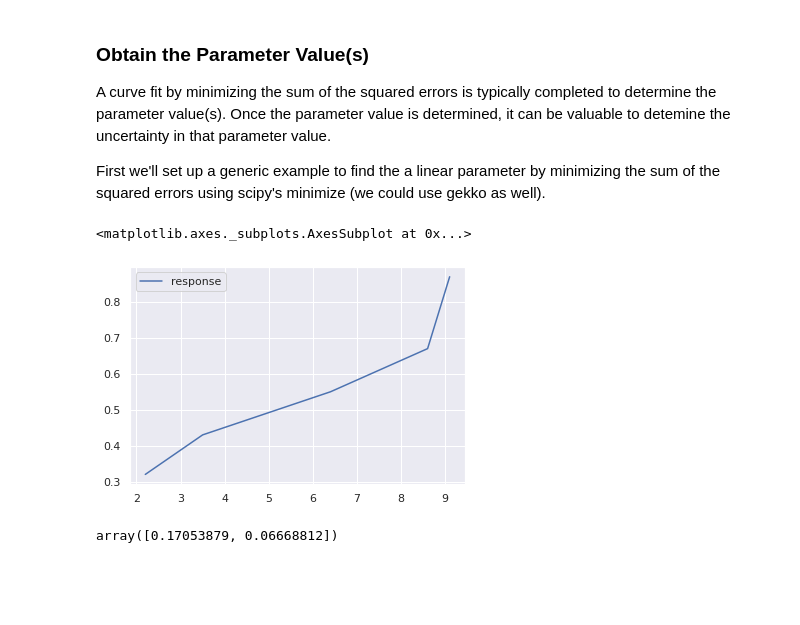
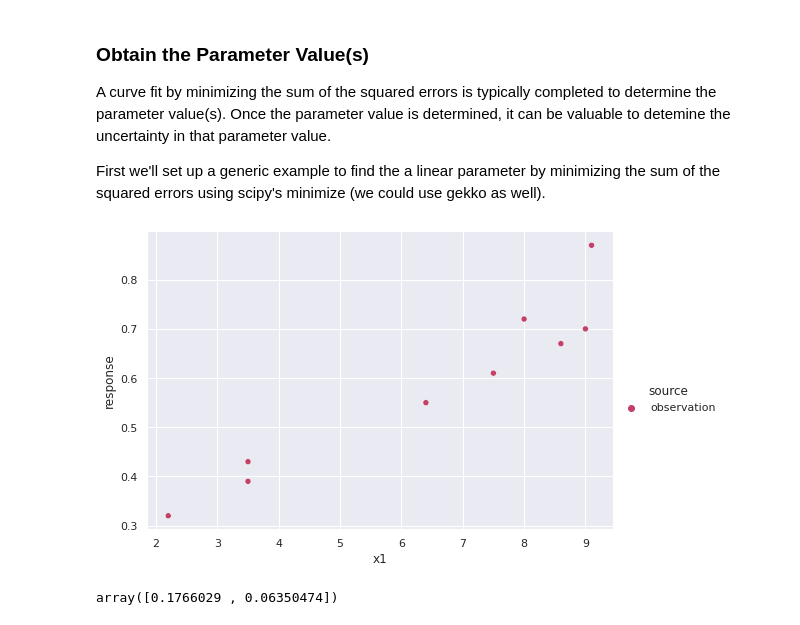
Before and after one commit to clint-bg/tools, a Jupyter notebook: ConfidenceIntervals.ipynb, the cells around one changed output. Cells and saved outputs as stored; diff of their text form; code cells hidden in the pictures; blank space fills up the shorter version.

```diff
--- a/ConfidenceIntervals.ipynb
+++ b/ConfidenceIntervals.ipynb
@@ -136,11 +136,12 @@ A curve fit by minimizing the sum of the squared errors is typically completed t
 
 First we'll set up a generic example to find the a linear parameter by minimizing the sum of the squared errors using scipy's minimize (we could use gekko as well).
 # %%
-data = pd.DataFrame({'response':[0.32,0.43,0.55,0.67,0.87]}, index=[2.2,3.5,6.4,8.6,9.1])
-data.plot()
+data = pd.DataFrame({'response':[0.32,0.43,0.39,0.55,0.67,0.87,0.7,0.61,0.72], 'x1':[2.2,3.5,3.5,6.4,8.6,9.1,9.0,7.5,8.0]})
+data['source'] = 'observation'
+p = sns.relplot(x='x1', y='response', hue='source', palette='flare', data=data, aspect=15/10);
+plt.show()
 # %% [output]
-<matplotlib.axes._subplots.AxesSubplot at 0x...>
-[figure, old version]
+[figure, new version]
 # %%
 def linearSSE(x):
   #calculate sum of squared errors for a linear fit
@@ -148,7 +149,7 @@ def linearSSE(x):
   sse = ((prediction - data['response'])**2).sum()
   return sse
-# %%
-optimalparametervalues =  minimize(linearSSE,[1,1]).x
-optimalparametervalues
-# %% [output]
-array([0.17053879, 0.06668812])
+# %%
+optparametervals =  minimize(linearSSE,[1,1]).x
+optparametervals #listed first is the optimal intercept and then the slope
+# %% [output]
+array([0.1766029 , 0.06350474])
```
Also changed, not shown: parts of 30 cells of this notebook.
